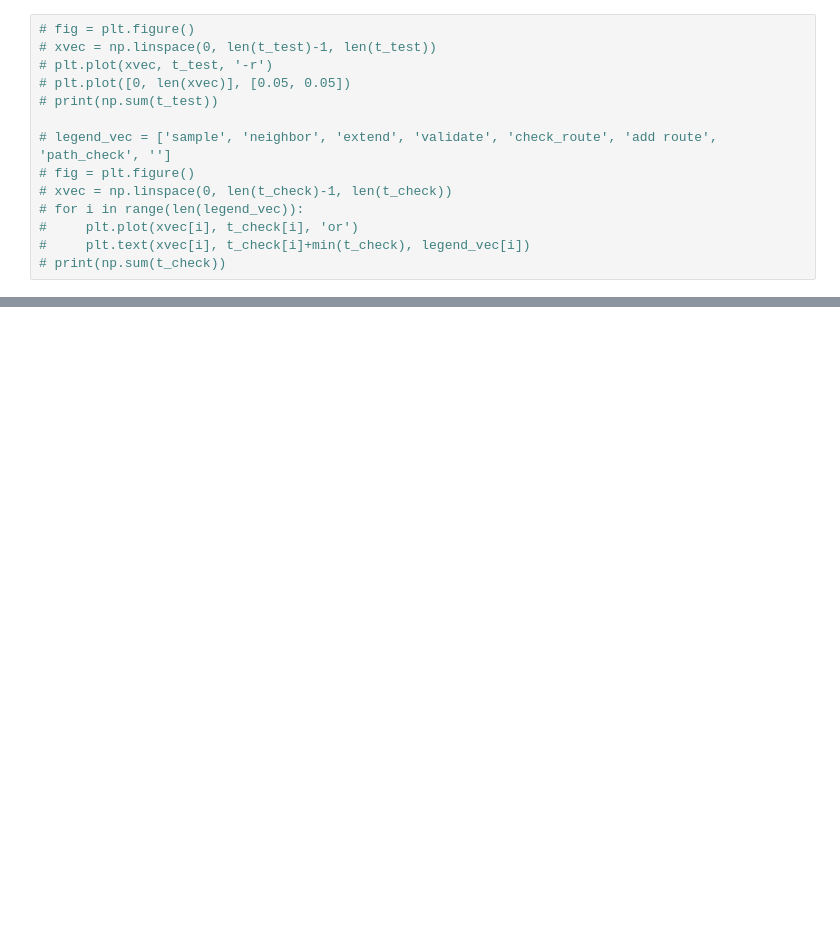
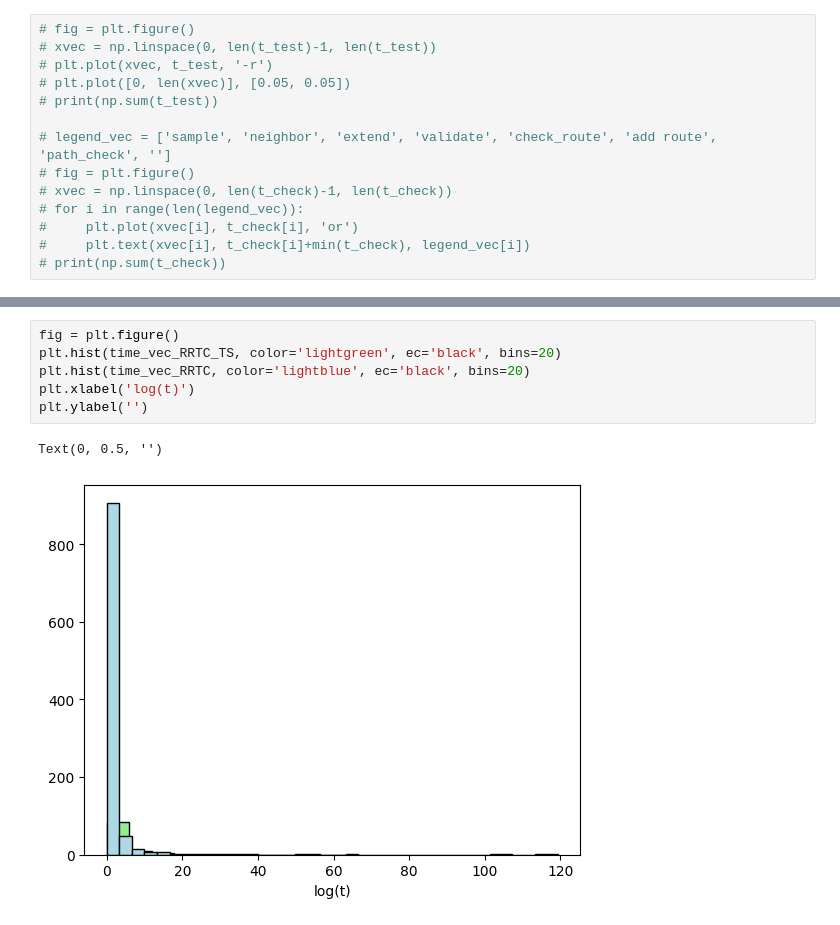
Before and after one commit to jeffersonkim97/cognis_UAM, a Jupyter notebook: script/Comparison/1D-ST-RRT-Connect.ipynb, the cells around one changed output, grey strips where cells are left out. Drawn from its saved outputs; the diff is of its cells as text; blank space fills up the shorter version.

```diff
--- a/script/Comparison/1D-ST-RRT-Connect.ipynb
+++ b/script/Comparison/1D-ST-RRT-Connect.ipynb
@@ -433,0 +804,9 @@ Text(0, 0.5, 't (sec)')
+# %%
+fig = plt.figure()
+plt.hist(time_vec_RRTC_TS, color='lightgreen', ec='black', bins=20)
+plt.hist(time_vec_RRTC, color='lightblue', ec='black', bins=20)
+plt.xlabel('log(t)')
+plt.ylabel('')
+# %% [output]
+Text(0, 0.5, '')
+[figure, added]
```
Also changed, not shown: parts of 15 cells of this notebook, 1 other file.
